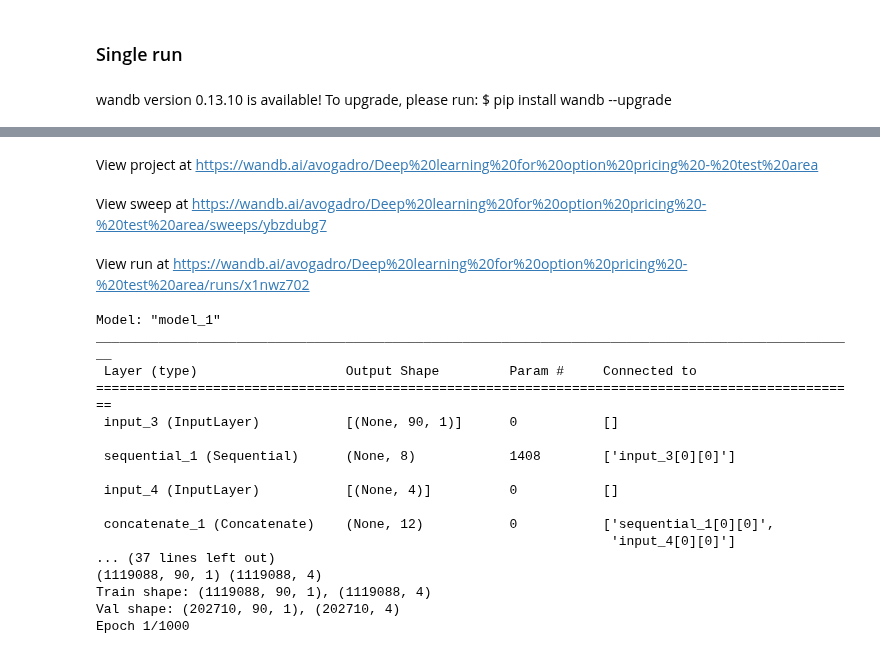
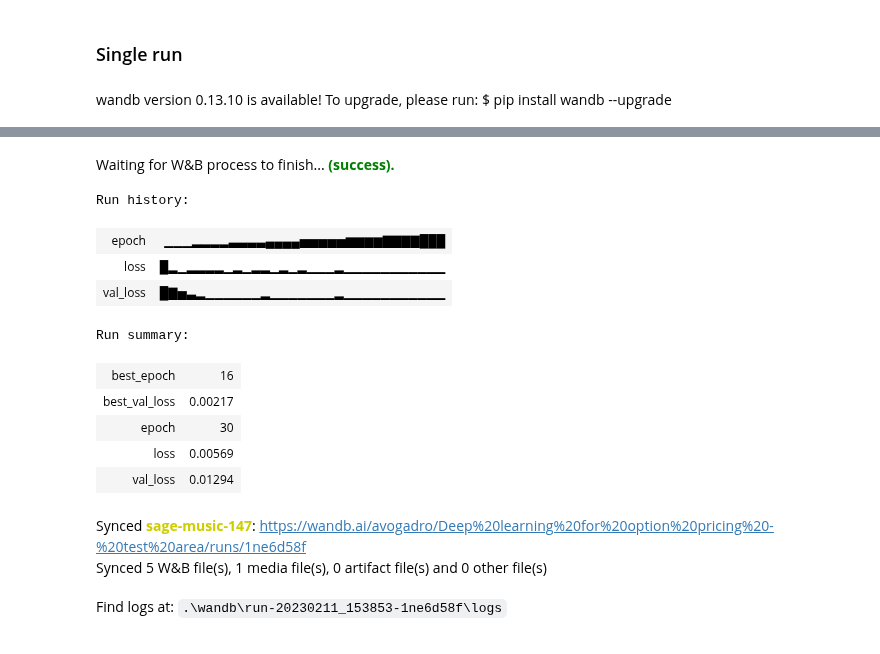
Before and after one commit to erlend-rygg/deep-learning-for-option-pricing, a Jupyter notebook: LSTM-MLP_notebooks/LSTM-MLP.ipynb, the cells around one changed output, grey strips where cells are left out. Saved outputs shown, nothing was run; the diff lists cells and outputs as text; code cells hidden in the pictures.

Commit message:
Moneyness working version, but poor results

```diff
--- a/LSTM-MLP_notebooks/LSTM-MLP.ipynb
+++ b/LSTM-MLP_notebooks/LSTM-MLP.ipynb
@@ -238,5 +233,34 @@ Sweep URL: https://wandb.ai/avogadro/Deep%20learning%20for%20option%20pricing%20
 # %% [markdown]
 # Run hyperparameter search
+# %%
+#WIP
+class MSE_LossCallback(Callback):
+    def __init__(self, train_x, train_y, train_strike, val_x, val_y, val_strike):
+        self.train_x = train_x
+        self.train_y = train_y
+        self.train_strike = train_strike
+        self.val_x = val_x
+        self.val_y = val_y
+        self.val_strike = val_strike
+
+    def on_epoch_end(self, epoch, logs={}):
+        train_pred = self.model(train_x)
+        val_pred = self.model(val_x)
+
+        train_mse = reduce_mean(square(multiply(train_pred[:,0] - self.train_y, self.train_strike)))
+        val_mse = reduce_mean(square(multiply(val_pred[:,0] - self.val_y, self.val_strike)))
+
+        print(f' Training scaled MSE: {train_mse}, Validation scaled MSE: {val_mse}')
+# %%
+# Calculate the training and validation MSE loss on the actual option price when using price/strike as the target
+def MSE_loss(model, train_x, train_y, train_strike, val_x, val_y, val_strike):
+    train_pred = model(train_x)
+    val_pred = model(val_x)
+
+    train_mse = reduce_mean(square((train_pred[:,0] - train_y)*train_strike))
+    val_mse = reduce_mean(square((val_pred[:,0] - val_y)*val_strike))
+
+    print(f' Training scaled MSE: {train_mse}, Validation scaled MSE: {val_mse}')
 # %%
 def trainer(train_x = train_x, train_y = train_y, val_x = val_x, val_y = val_y, config = None, project = None):
     # Initialize a new wandb run
@@ -262,9 +286,10 @@ def trainer(train_x = train_x, train_y = train_y, val_x = val_x, val_y = val_y,
             save_model=False
         )
 
+        if moneyness:
+            mse_callback = MSE_LossCallback(train_x, train_y, train_strike, val_x, val_y, val_strike)
+
         # Adapt sequence length to config
-        print(config.LSTM_timesteps)
-        print(train_x[0].shape, train_x[1].shape)
         train_x[0] = train_x[0][:, :config.LSTM_timesteps, :]
         val_x[0] = val_x[0][:, :config.LSTM_timesteps, :]
         print(f'Train shape: {train_x[0].shape}, {train_x[1].shape}')
@@ -277,8 +302,11 @@ def trainer(train_x = train_x, train_y = train_y, val_x = val_x, val_y = val_y,
             batch_size = config.Minibatch_size,
             validation_data = (val_x, val_y),
             epochs = 1000,
-            callbacks = [early_stopping, wandb_callback]
+            callbacks = [early_stopping, wandb_callback, mse_callback] if moneyness else [early_stopping, wandb_callback],
         )
+
+        if moneyness:
+            MSE_loss(model, train_x, train_y, train_strike, val_x, val_y, val_strike)
 # %% [markdown]
 ### Run full sweep
 # %%
@@ -304,18 +332,18 @@ Failed to detect the name of this notebook, you can set it manually with the WAN
 config = {
     'LSTM_units': 8,
     'MLP_units': 100,
-    'LSTM_timesteps': 90,
+    'LSTM_timesteps': 20,
     'LSTM_layers': 3,
     'MLP_layers': 4,
     'Bn_momentum': 0.99,
     'Lr': 0.01,
     'Lr_decay': 1,
     'Minibatch_size': 4096,
-    'Min_delta': 1,
+    'Min_delta': 0.01 if moneyness else 50,
     'Patience': 20,
     'Num_features': 3 if moneyness else 4,
     'Architecture': 'LSTM-MLP v.0.1',
-    'Dataset': f'Moneyness. Train_start: {train_start}, val_start: {val_start}, {test_start}: {test_start}',
+    'Dataset': f'Moneyness. Train_start: {train_start}, val_start: {val_start}, test_start: {test_start}',
 }
 trainer(config = config, project = 'Deep learning for option pricing - test area')
 # %% [output]
@@ -326,20 +371,14 @@ Syncing run blooming-voice-128 to Weights & Biases (docs)
-View project at https://wandb.ai/avogadro/Deep%20learning%20for%20option%20pricing%20-%20test%20area
+Waiting for W&B process to finish... (success).
+Run history:
+| epoch | ▁▁▁▂▂▂▂▃▃▃▃▄▄▄▄▅▅▅▅▅▆▆▆▆▇▇▇▇███ |
+| loss | █▂▁▂▂▂▂▁▂▁▂▂▁▂▁▂▁▁▁▂▁▁▁▁▁▁▁▁▁▁▁ |
+| val_loss | █▇▅▃▂▁▁▁▁▁▁▂▁▁▁▁▁▁▁▂▁▁▁▁▁▁▁▁▁▁▁ |
+Run summary:
+| best_epoch | 16 |
+| best_val_loss | 0.00217 |
+| epoch | 30 |
+| loss | 0.00569 |
+| val_loss | 0.01294 |
-View sweep at https://wandb.ai/avogadro/Deep%20learning%20for%20option%20pricing%20-%20test%20area/sweeps/ybzdubg7
+Synced sage-music-147: https://wandb.ai/avogadro/Deep%20learning%20for%20option%20pricing%20-%20test%20area/runs/1ne6d58f
+Synced 5 W&B file(s), 1 media file(s), 0 artifact file(s) and 0 other file(s)
-View run at https://wandb.ai/avogadro/Deep%20learning%20for%20option%20pricing%20-%20test%20area/runs/x1nwz702
+Find logs at: .\wandb\run-20230211_153853-1ne6d58f\logs
-Model: "model_1"
-__________________________________________________________________________________________________
- Layer (type)                   Output Shape         Param #     Connected to
-==================================================================================================
- input_3 (InputLayer)           [(None, 90, 1)]      0           []
-
- sequential_1 (Sequential)      (None, 8)            1408        ['input_3[0][0]']
-
- input_4 (InputLayer)           [(None, 4)]          0           []
-
- concatenate_1 (Concatenate)    (None, 12)           0           ['sequential_1[0][0]',
-                                                                  'input_4[0][0]']
-... (37 lines left out)
-(1119088, 90, 1) (1119088, 4)
-Train shape: (1119088, 90, 1), (1119088, 4)
-Val shape: (202710, 90, 1), (202710, 4)
-Epoch 1/1000
```
Also changed, not shown: parts of 6 cells of this notebook.
